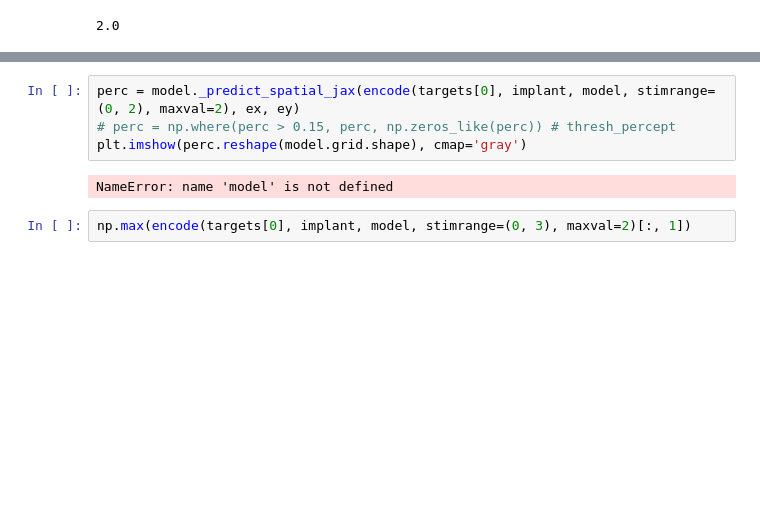
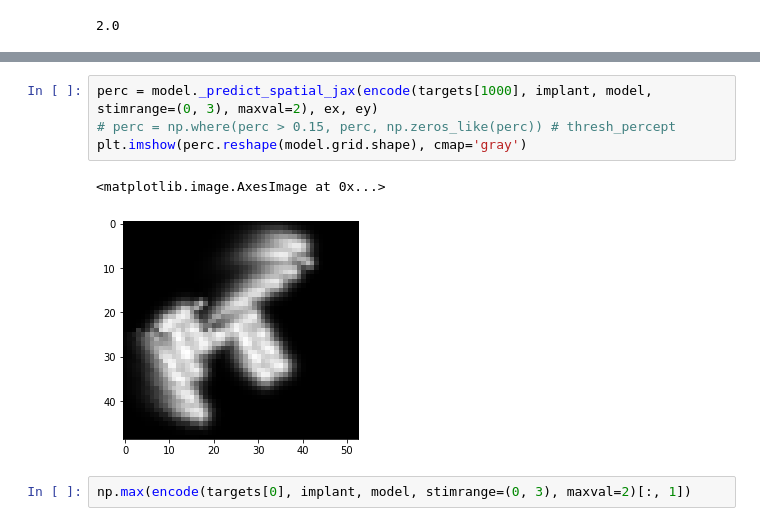
Before and after one commit to jgranley/CS291a, a Jupyter notebook: notebooks/tf_p2p.ipynb, the cells around one changed output, grey strips where cells are left out. Drawn from its saved outputs; the diff is of its cells as text; blank space fills up the shorter version.

```diff
--- a/notebooks/tf_p2p.ipynb
+++ b/notebooks/tf_p2p.ipynb
@@ -954,9 +960,10 @@ plt.imshow(encode(targets[0], implant, model, stimrange=(0, 3), maxval=2)[:, 1].
 # %%
-perc = model._predict_spatial_jax(encode(targets[0], implant, model, stimrange=(0, 2), maxval=2), ex, ey)
+perc = model._predict_spatial_jax(encode(targets[1000], implant, model, stimrange=(0, 3), maxval=2), ex, ey)
 # perc = np.where(perc > 0.15, perc, np.zeros_like(perc)) # thresh_percept
 plt.imshow(perc.reshape(model.grid.shape), cmap='gray')
 # %% [output]
-NameError: name 'model' is not defined
+<matplotlib.image.AxesImage at 0x...>
+[figure, added]
 # %%
 np.max(encode(targets[0], implant, model, stimrange=(0, 3), maxval=2)[:, 1])
 # %% [output]
```
Also changed, not shown: parts of 3 cells of this notebook, 1 other file.
